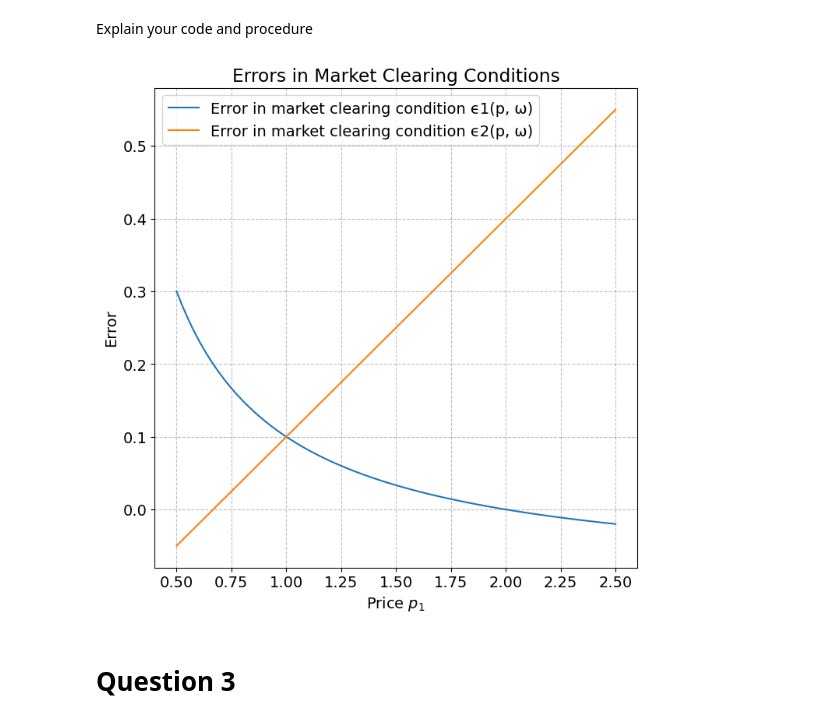
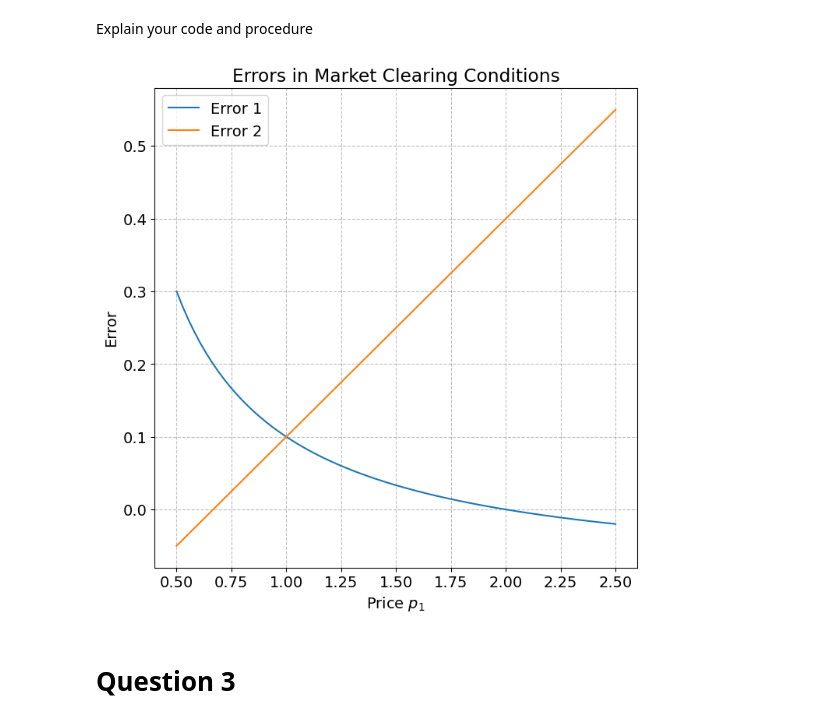
Before and after one commit to NumEconCopenhagen/projects-2024-andreas-og-magnus, a Jupyter notebook: inauguralproject/inauguralproject.ipynb, the cells around one changed output. Cells and saved outputs as stored; diff of their text form; code cells hidden in the pictures.

```diff
--- a/inauguralproject/inauguralproject.ipynb
+++ b/inauguralproject/inauguralproject.ipynb
@@ -112,36 +109,36 @@ model = ExchangeEconomyClass()
 N = 75
 P1 = np.linspace(0.5, 2.5, N)
 
 # Initialize lists to store errors
 errors_1 = []
 errors_2 = []
 
 # Iterate over each price in P1
 for p1 in P1:
     # Calculate demand quantities for both players
     x1A, x2A = model.demand_A(p1)
     x1B, x2B = model.demand_B(p1)
 
     # Calculate errors
     error_1 = x1A - model.par.w1A + x1B - (1 - model.par.w1A)
     error_2 = x2A - model.par.w2A + x2B - (1 - model.par.w2A)
 
     # Append errors to the list
     errors_1.append(error_1)
     errors_2.append(error_2)
 
 # Plot the errors
 plt.figure(figsize=(8, 8))
-plt.plot(P1, errors_1, label='Error in market clearing condition ϵ1(p, ω)')
-plt.plot(P1, errors_2, label='Error in market clearing condition ϵ2(p, ω)')
+plt.plot(P1, errors_1, label='Error 1')
+plt.plot(P1, errors_2, label='Error 2')
 plt.xlabel('Price $p_1$')
 plt.ylabel('Error')
 plt.title('Errors in Market Clearing Conditions')
 plt.grid(True)
 plt.legend()
 plt.show()
 # %% [output]
-[figure, old version]
+[figure, new version]
 # %% [markdown]
 # Question 3
 # %% [markdown]
```
Also changed, not shown: parts of 7 cells of this notebook, 1 other file.
